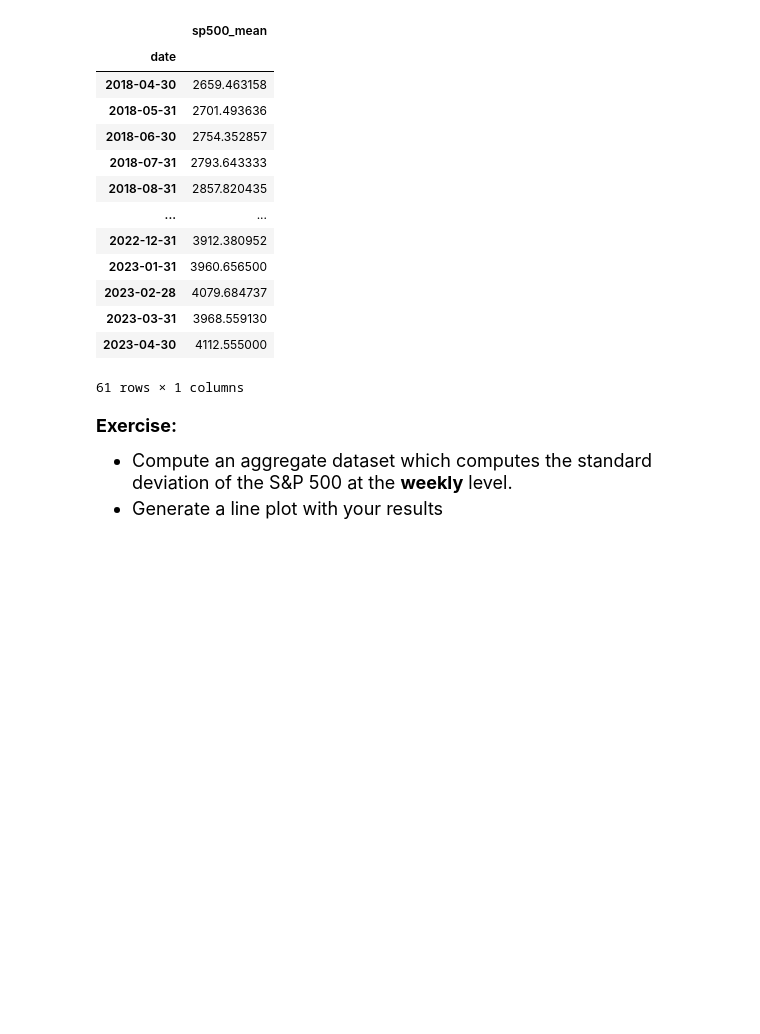
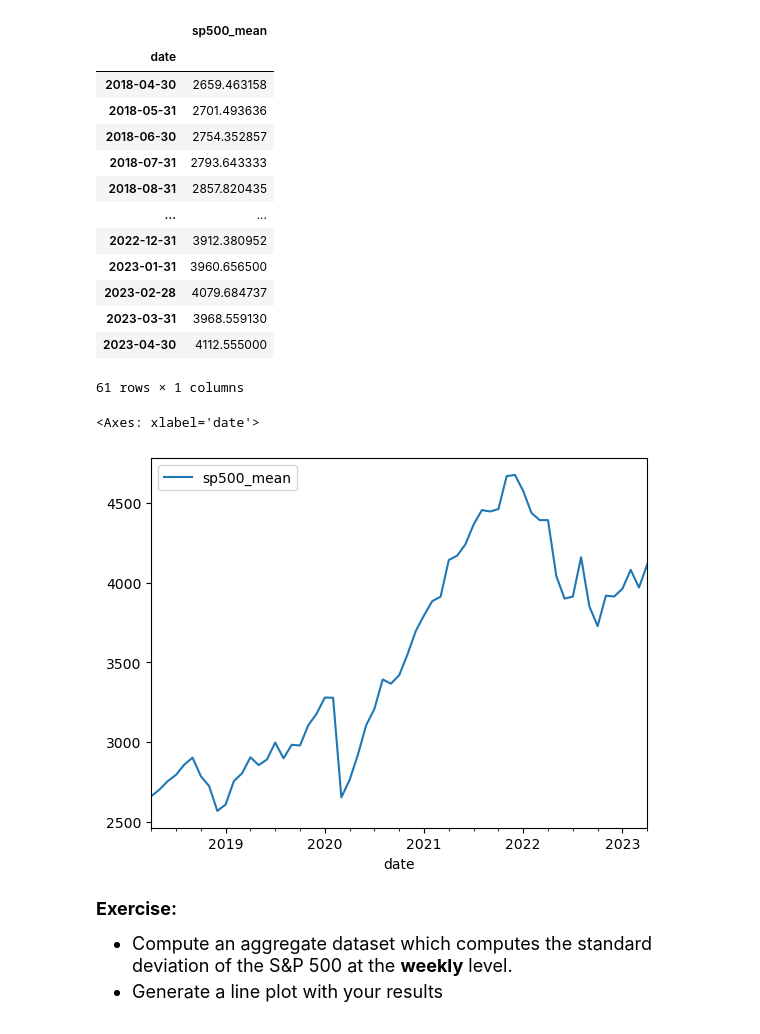
Before and after one commit to NikoSK30/qtm151fall2025, a Jupyter notebook: Lectures/Lecture_19-more_time_series/Lecture19-v2 copy.ipynb, the cells around one changed output. Drawn from its saved outputs; the diff is of its cells as text; code cells hidden in the pictures; blank space fills up the shorter version.

```diff
--- a/Lectures/Lecture_19-more_time_series/Lecture19-v2 copy.ipynb
+++ b/Lectures/Lecture_19-more_time_series/Lecture19-v2 copy.ipynb
@@ -276,6 +276,11 @@ display(monthly_data)
 61 rows × 1 columns
 # %%
 # Plot the monthly average
+
+monthly_data.plot()
+# %% [output]
+<Axes: xlabel='date'>
+[figure, added]
 # %% [markdown]
 <font size = "4">
 
```
Also changed, not shown: parts of 6 cells of this notebook, 2 other files.
